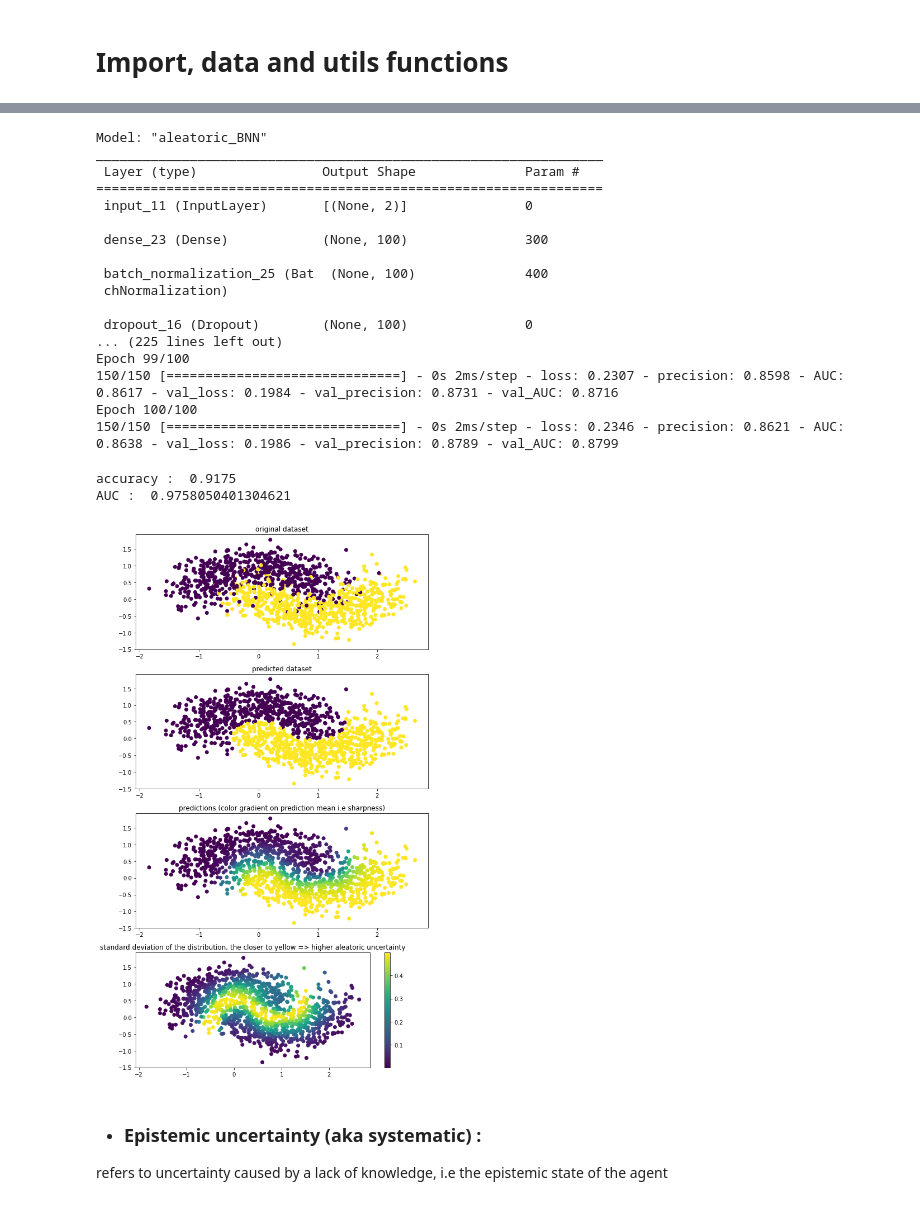
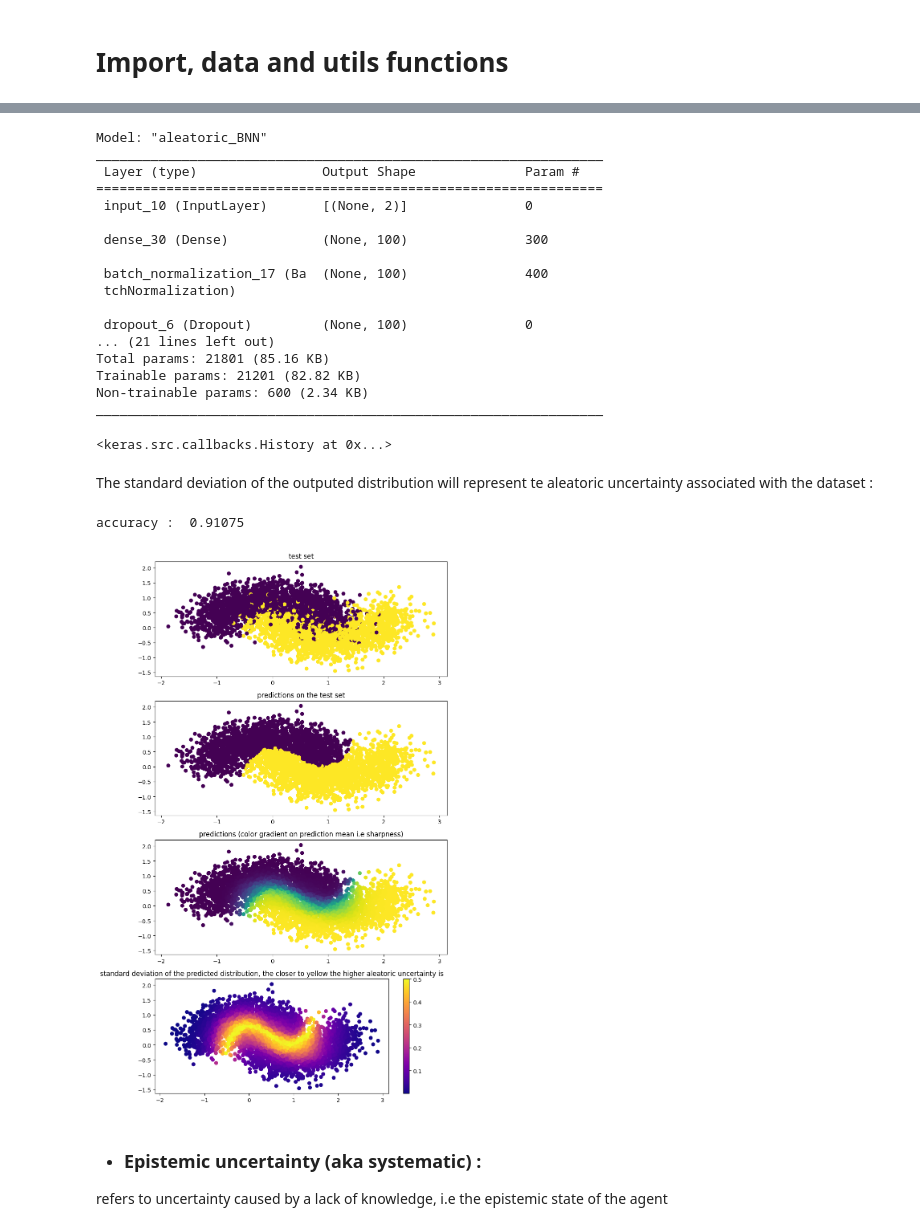
Before and after one commit to laurent-vouriot/Bayesian-Neural-Networks-and-uncertainty, a Jupyter notebook: aleatoric_vs_epistemic.ipynb, the cells around one changed output, grey strips where cells are left out. Cells and saved outputs as stored; diff of their text form; code cells hidden in the pictures.

```diff
--- a/aleatoric_vs_epistemic.ipynb
+++ b/aleatoric_vs_epistemic.ipynb
@@ -132,8 +116,9 @@ def train_model(X_train, X_test, y_train, y_test, model, epochs=100, batch_size=
 # %%
-X, y = make_moons(n_samples=6000, noise=0.3)
+X, y = make_moons(n_samples=20000, noise=0.3)
 y = y.reshape(-1,1)
 
 X_train, X_test, y_train, y_test = train_test_split(X, y, test_size=0.2)
+
 X_test = tf.cast(X_test, tf.float32)
 X_train = tf.cast(X_train, tf.float32)
 y_test = tf.cast(y_test, tf.float32)
@@ -204,0 +161,3 @@ KeyboardInterrupt:
+# %%
+baseline = create_network()
+baseline.fit(X_train, y_train, batch_size=32, verbose=0, epochs=20)
@@ -229,19 +211,19 @@ referts to the notion of randomness, i.e variability in the outcome of an experi
 def nll(y, y_pred):
   return -y_pred.log_prob(y)
 # %%
-def create_aleatoric_model():
+def create_aleatoric_model(units=100, activation='relu', lr=0.001):
 
   inputs = keras.Input(shape=(X_train.shape[1],))
 
-  hidden1 = Dense(100, activation='relu')(inputs)
+  hidden1 = Dense(units, activation=activation)(inputs)
   hidden1 = BatchNormalization()(hidden1)
   hidden1 = Dropout(0.1)(hidden1)
 
-  hidden2 = Dense(100, activation='relu')(hidden1)
+  hidden2 = Dense(units, activation=activation)(hidden1)
   hidden2 = BatchNormalization()(hidden2)
   hidden2 = Dropout(0.1)(hidden2)
 
-  hidden3 = Dense(100, activation='relu')(hidden2)
+  hidden3 = Dense(units, activation=activation)(hidden2)
   hidden3 = BatchNormalization()(hidden3)
   hidden3 = Dropout(0.1)(hidden3)
 
@@ -251,60 +233,57 @@ def create_aleatoric_model():
 
   model = keras.Model(inputs=inputs, outputs=outputs, name='aleatoric_BNN')
 
-  opt = keras.optimizers.Adam(learning_rate=0.001)
-  model.compile(loss=nll, optimizer=opt, metrics=[
-                                                  'Precision',
-                                                   AUC(name='AUC')
-                                                 ])
+  opt = keras.optimizers.Adam(learning_rate=lr)
+  model.compile(loss=nll, optimizer=opt, metrics=['Accuracy'])
   model.summary()
   return model
 # %%
 aleatoric_model = create_aleatoric_model()
-aleatoric_model = train_model(X_train, X_test, y_train, y_test, aleatoric_model)
+aleatoric_model.fit(X_train, y_train, batch_size=32, verbose=0, epochs=20)
 # %% [output]
 Model: "aleatoric_BNN"
 _________________________________________________________________
  Layer (type)                Output Shape              Param #
 =================================================================
- input_11 (InputLayer)       [(None, 2)]               0
+ input_10 (InputLayer)       [(None, 2)]               0
 
- dense_23 (Dense)            (None, 100)               300
+ dense_30 (Dense)            (None, 100)               300
 
- batch_normalization_25 (Bat  (None, 100)              400
- chNormalization)
+ batch_normalization_17 (Ba  (None, 100)               400
+ tchNormalization)
 
- dropout_16 (Dropout)        (None, 100)               0
-... (225 lines left out)
-Epoch 99/100
-150/150 [==============================] - 0s 2ms/step - loss: 0.2307 - precision: 0.8598 - AUC: 0.8617 - val_loss: 0.1984 - val_precision: 0.8731 - val_AUC: 0.8716
-Epoch 100/100
-150/150 [==============================] - 0s 2ms/step - loss: 0.2346 - precision: 0.8621 - AUC: 0.8638 - val_loss: 0.1986 - val_precision: 0.8789 - val_AUC: 0.8799
+ dropout_6 (Dropout)         (None, 100)               0
+... (21 lines left out)
+Total params: 21801 (85.16 KB)
+Trainable params: 21201 (82.82 KB)
+Non-trainable params: 600 (2.34 KB)
+_________________________________________________________________
+<keras.src.callbacks.History at 0x...>
+# %% [markdown]
+The standard deviation of the outputed distribution will represent te aleatoric uncertainty associated with the dataset :
 # %%
 pred_distribution = aleatoric_model(X_test)
 pred_mean = pred_distribution.mean().numpy()
 pred_stdv = pred_distribution.stddev().numpy()
 
-
 print('accuracy : ', accuracy_score(y_test, pred_mean.round()))
-print('AUC : ', roc_auc_score(y_test, pred_mean))
 
 fig, axs = plt.subplots(4, 1, figsize=(8,14))
 axs[0].scatter(X_test[:,0], X_test[:,1], c=y_test)
-axs[0].set_title('original dataset')
+axs[0].set_title('test set')
 axs[1].scatter(X_test[:,0], X_test[:,1], c=pred_mean.round())
-axs[1].set_title('predicted dataset')
+axs[1].set_title('predictions on the test set')
 axs[2].scatter(X_test[:,0], X_test[:,1], c=pred_mean)
 axs[2].set_title('predictions (color gradient on prediction mean i.e sharpness)')
-points2 = axs[3].scatter(X_test[:,0], X_test[:,1], c=pred_stdv)
-axs[3].set_title('standard deviation of the distribution, the closer to yellow => higher aleatoric uncertainty')
+points2 = axs[3].scatter(X_test[:,0], X_test[:,1], c=pred_stdv, cmap='plasma')
+axs[3].set_title('standard deviation of the predicted distribution, the closer to yellow the higher aleatoric uncertainty is')
 
 fig.colorbar(points2)
 
 plt.tight_layout()
 # %% [output]
-accuracy :  0.9175
-AUC :  0.9758050401304621
+accuracy :  0.91075
-[figure, old version]
+[figure, new version]
 # %% [markdown]
 * ### Epistemic uncertainty (aka systematic) :
 refers to uncertainty caused by a lack of knowledge, i.e the epistemic state of the agent
```
Also changed, not shown: parts of 20 cells of this notebook.
